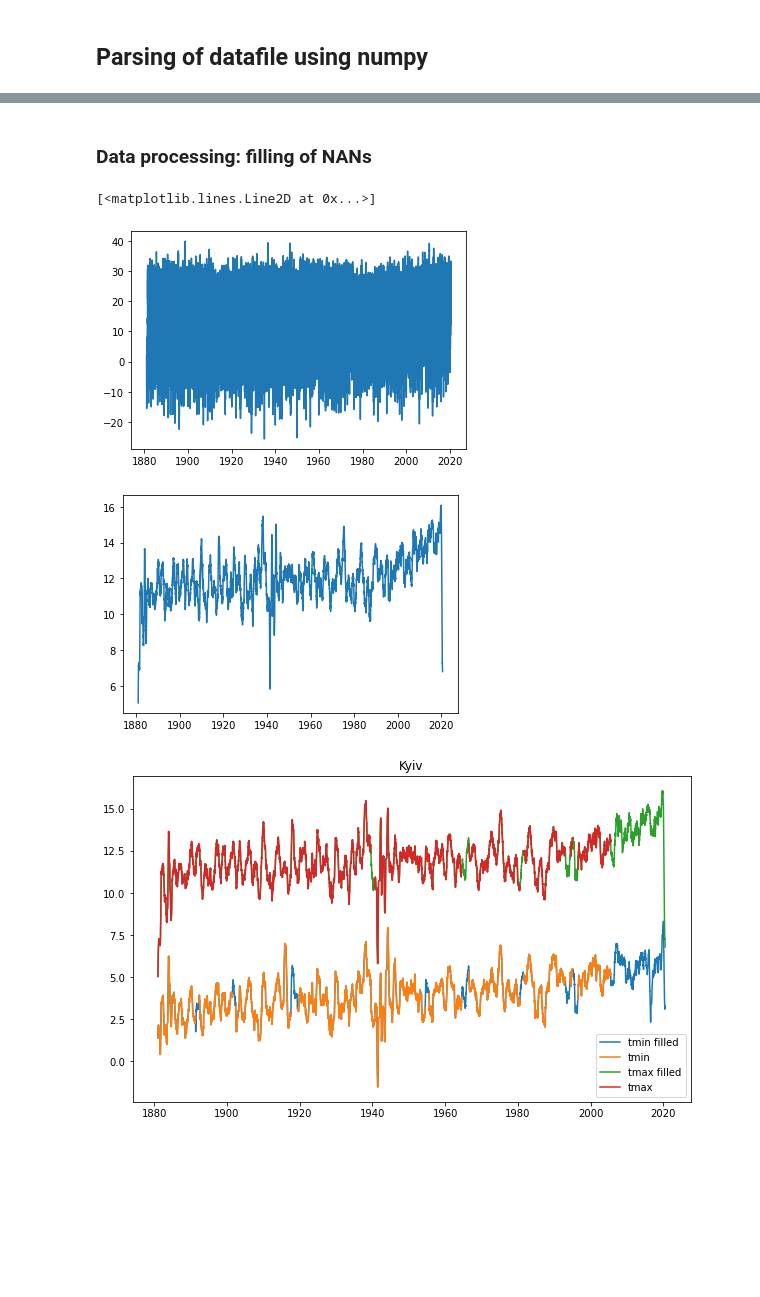
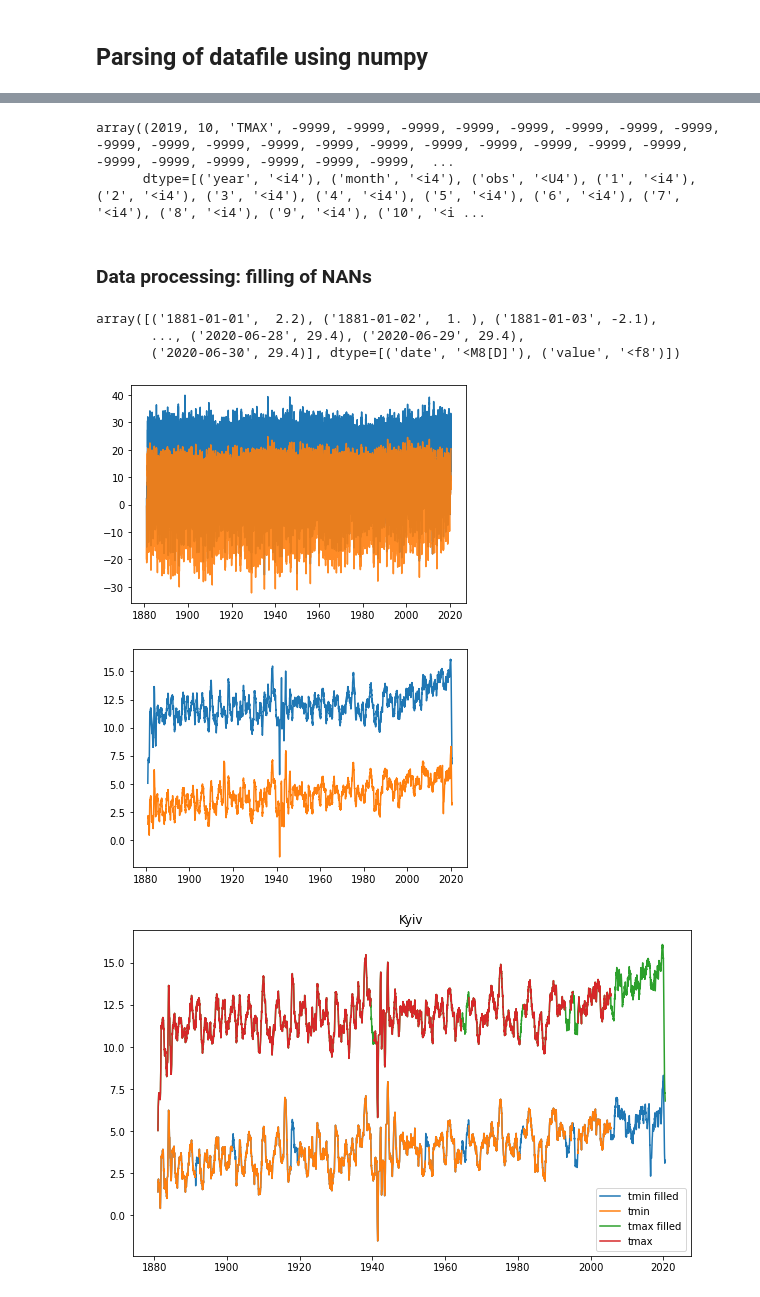
Before and after one commit to andr-nau/weather_history, a Jupyter notebook: weather_project.ipynb, the cells around one changed output, grey strips where cells are left out. Cells and saved outputs as stored; diff of their text form; code cells hidden in the pictures; blank space fills up the shorter version.

```diff
--- a/weather_project.ipynb
+++ b/weather_project.ipynb
@@ -149,3 +280,8 @@ plot_smoothed(kyiv_tmax,365)
+# %%
+empty_tmax
+# %% [output]
+array((2019, 10, 'TMAX', -9999, -9999, -9999, -9999, -9999, -9999, -9999, -9999, -9999, -9999, -9999, -9999, -9999, -9999, -9999, -9999, -9999, -9999, -9999, -9999, -9999, -9999, -9999, -9999, -9999,  ...
+      dtype=[('year', '<i4'), ('month', '<i4'), ('obs', '<U4'), ('1', '<i4'), ('2', '<i4'), ('3', '<i4'), ('4', '<i4'), ('5', '<i4'), ('6', '<i4'), ('7', '<i4'), ('8', '<i4'), ('9', '<i4'), ('10', '<i ...
 # %% [markdown]
 ### Data processing: filling of NANs
 # %%
@@ -160,16 +296,22 @@ def fillnans(data):
 # %%
 kyiv_tmax_filled = fillnans(kyiv_tmax)
 kyiv_tmin_filled = fillnans(kyiv_tmin)
-np.savetxt('kyiv_tmax_filled.txt', kyiv_tmax_filled, fmt='%s')
+kyiv_tmax_filled
+# %% [output]
+array([('1881-01-01',  2.2), ('1881-01-02',  1. ), ('1881-01-03', -2.1),
+       ..., ('2020-06-28', 29.4), ('2020-06-29', 29.4),
+       ('2020-06-30', 29.4)], dtype=[('date', '<M8[D]'), ('value', '<f8')])
 # %%
-pp.plot(kyiv_tmax_filled['date'],kyiv_tmax_filled['value'])
+pp.plot(kyiv_tmax_filled['date'],kyiv_tmax_filled['value'], alpha=1)
+pp.plot(kyiv_tmin_filled['date'],kyiv_tmin_filled['value'], alpha=0.9)
+pp.show()
 # %% [output]
-[<matplotlib.lines.Line2D at 0x...>]
-[figure, old version]
+[figure, new version]
 # %%
 plot_smoothed(kyiv_tmax_filled,365)
+plot_smoothed(kyiv_tmin_filled,365)
 # %% [output]
-[figure, old version]
+[figure, new version]
 # %%
 pp.figure(figsize=(10,6))
 plot_smoothed(kyiv_tmin_filled,365)
```
Also changed, not shown: parts of 42 cells of this notebook, 2 other files.
